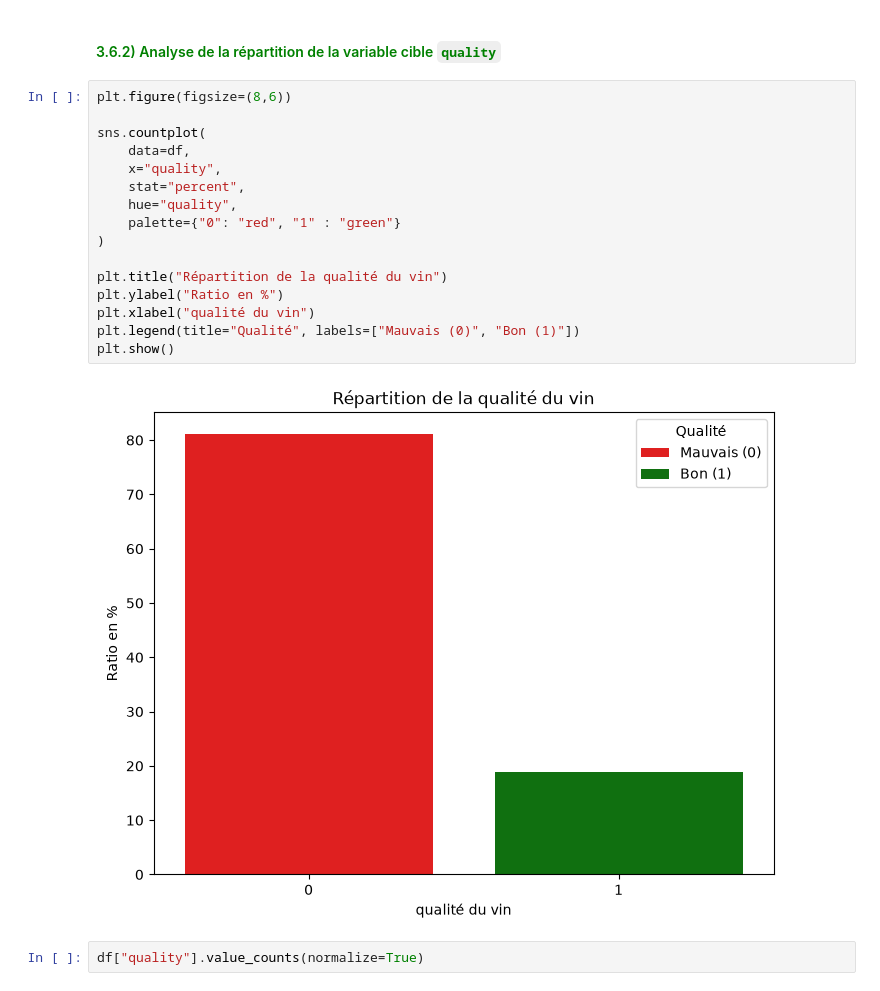
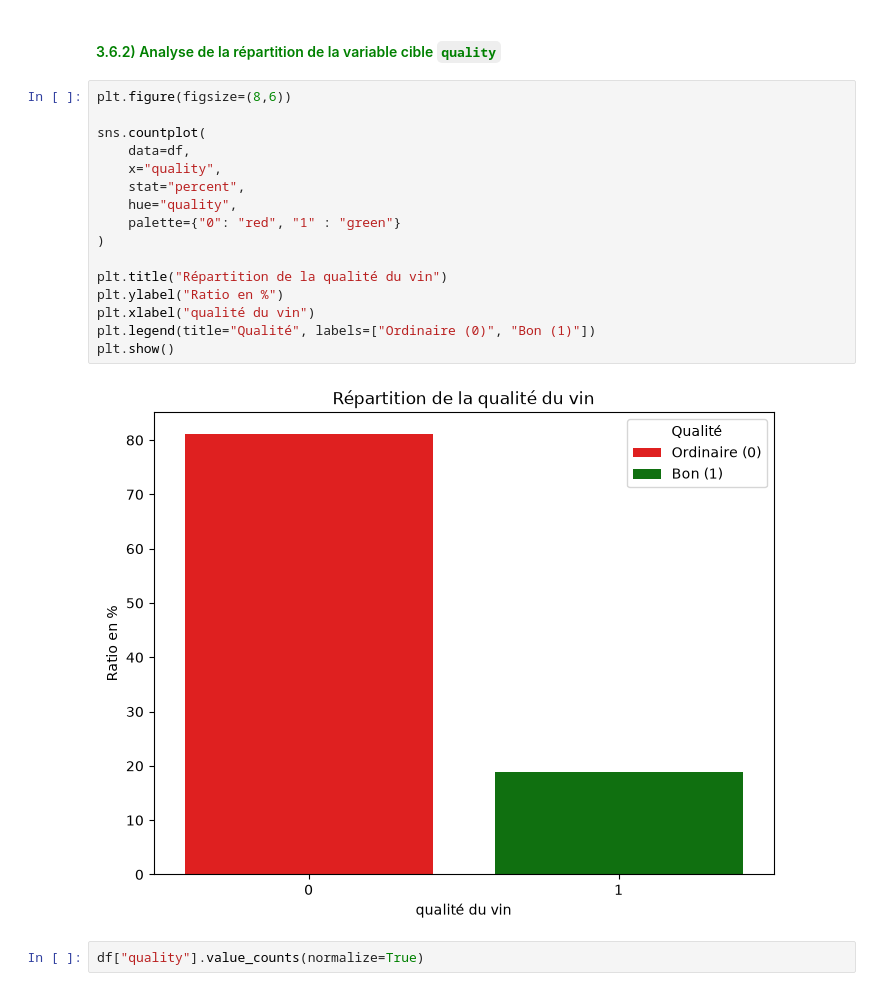
Before and after one commit to Yoann-Rabahi1/qualite_de_vin_ml_project, a Jupyter notebook: EDA.ipynb, the cells around one changed output. Drawn from its saved outputs; the diff is of its cells as text.

```diff
--- a/EDA.ipynb
+++ b/EDA.ipynb
@@ -271,21 +271,21 @@ Ce `countplot` nous permet de constater qu'il y'a une majorité de vins blanc av
 # %%
 plt.figure(figsize=(8,6))
 
 sns.countplot(
     data=df,
     x="quality",
     stat="percent",
     hue="quality",
     palette={"0": "red", "1" : "green"}
 )
 
 plt.title("Répartition de la qualité du vin")
 plt.ylabel("Ratio en %")
 plt.xlabel("qualité du vin")
-plt.legend(title="Qualité", labels=["Mauvais (0)", "Bon (1)"])
+plt.legend(title="Qualité", labels=["Ordinaire (0)", "Bon (1)"])
 plt.show()
 # %% [output]
-[figure, old version]
+[figure, new version]
 # %%
 df["quality"].value_counts(normalize=True)
 # %% [output]
```
Also changed, not shown: parts of 3 cells of this notebook.
